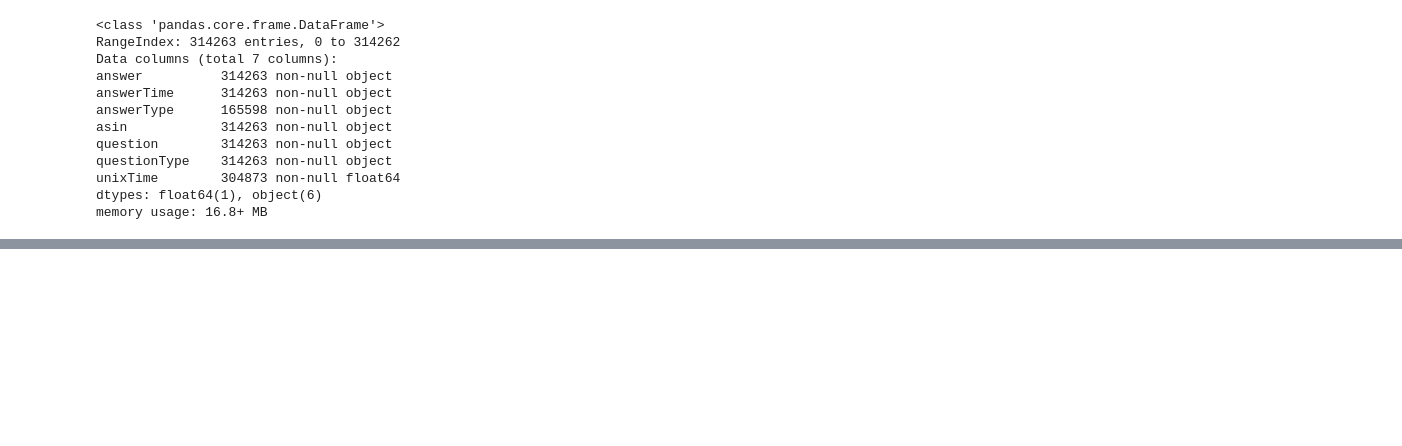
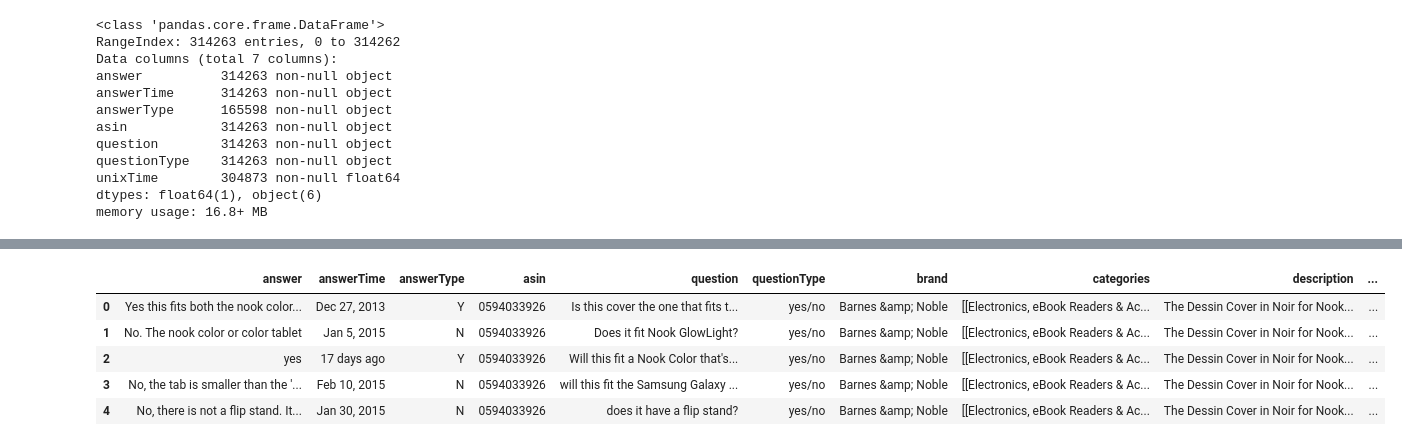
Before and after one commit to wccosby/Metis_passion_project, a Jupyter notebook: data_scripts.ipynb, the cells around one changed output, grey strips where cells are left out. Saved outputs shown, nothing was run; the diff lists cells and outputs as text; code cells hidden in the pictures; blank space fills up the shorter version.

Commit message:
data structure update using pandas to format some of the amazon data. annotation of code to load data into the network itself

```diff
--- a/data_scripts.ipynb
+++ b/data_scripts.ipynb
@@ -112,0 +119,2 @@ memory usage: 16.8+ MB
+# %%
+yes_no_df = qa_df[qa_df['questionType'] == 'yes/no']
@@ -112,0 +136,3 @@ memory usage: 16.8+ MB
+# %%
+# drop unixTime since we don't need it at all
+yes_no_df.drop('unixTime',axis=1, inplace=True)
@@ -112,0 +160,3 @@ memory usage: 16.8+ MB
+# %%
+# yn_data is the fully combined data for yes/no question answering
+yn_data = pd.merge(yes_no_df,meta_dropped, on='asin')
@@ -112,0 +182,9 @@ memory usage: 16.8+ MB
+# %%
+yn_data.head()
+# %% [output]
+|  | answer | answerTime | answerType | asin | question | questionType | brand | categories | description | ... |
+| 0 | Yes this fits both the nook color... | Dec 27, 2013 | Y | 0594033926 | Is this cover the one that fits t... | yes/no | Barnes &amp; Noble | [[Electronics, eBook Readers & Ac... | The Dessin Cover in Noir for Nook... | ... |
+| 1 | No. The nook color or color tablet | Jan 5, 2015 | N | 0594033926 | Does it fit Nook GlowLight? | yes/no | Barnes &amp; Noble | [[Electronics, eBook Readers & Ac... | The Dessin Cover in Noir for Nook... | ... |
+| 2 | yes | 17 days ago | Y | 0594033926 | Will this fit a Nook Color that's... | yes/no | Barnes &amp; Noble | [[Electronics, eBook Readers & Ac... | The Dessin Cover in Noir for Nook... | ... |
+| 3 | No, the tab is smaller than the '... | Feb 10, 2015 | N | 0594033926 | will this fit the Samsung Galaxy ... | yes/no | Barnes &amp; Noble | [[Electronics, eBook Readers & Ac... | The Dessin Cover in Noir for Nook... | ... |
+| 4 | No, there is not a flip stand. It... | Jan 30, 2015 | N | 0594033926 | does it have a flip stand? | yes/no | Barnes &amp; Noble | [[Electronics, eBook Readers & Ac... | The Dessin Cover in Noir for Nook... | ... |
```
Also changed, not shown: parts of 13 cells of this notebook, 2 other files.
